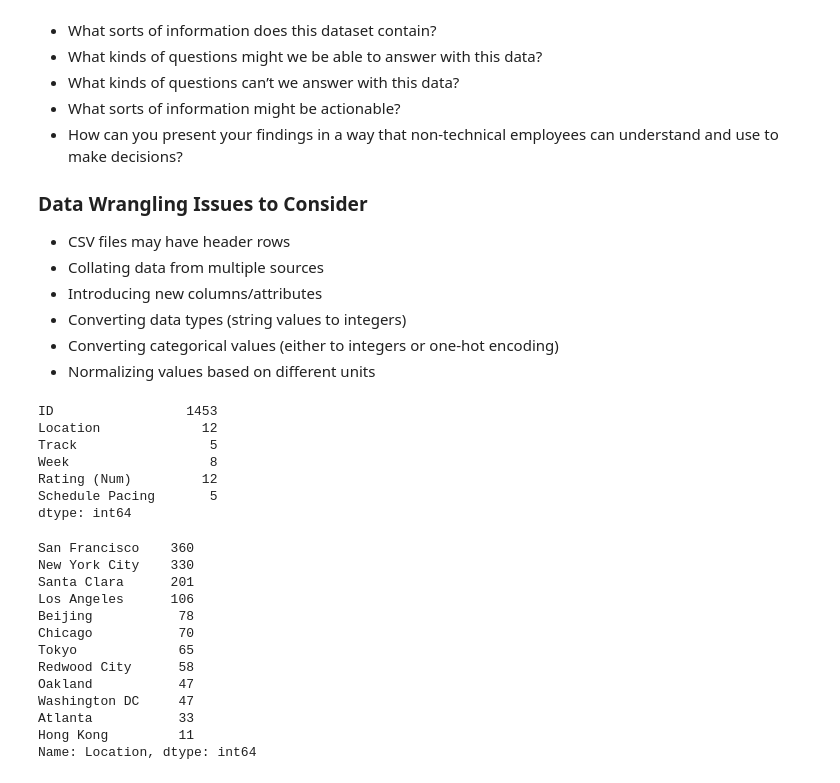
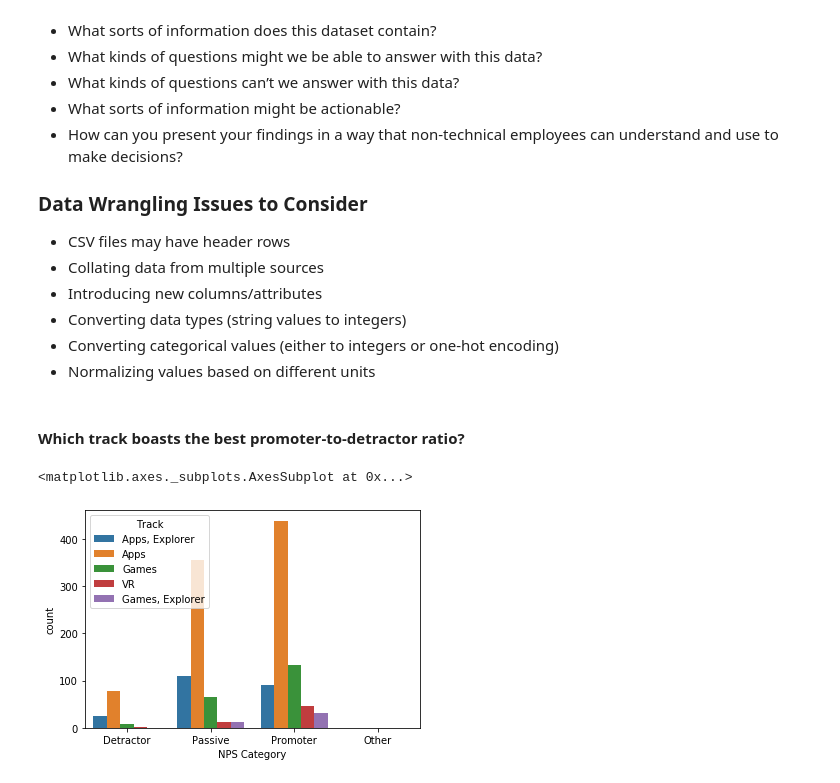
Before and after one commit to SamuelFolledo/DS1.1-Data-Analysis-And-Visualization, a Jupyter notebook: Midterm_Project/Midterm Project.ipynb, the cells around one changed output. Cells and saved outputs as stored; diff of their text form; code cells hidden in the pictures.

```diff
--- a/Midterm_Project/Midterm Project.ipynb
+++ b/Midterm_Project/Midterm Project.ipynb
@@ -62,29 +182,10 @@ In this scenario, you’ve just been given access to this data from your boss, w
 - Converting data types (string values to integers)
 - Converting categorical values (either to integers or one-hot encoding)
 - Normalizing values based on different units
-# %%
-df.nunique()
-# %% [output]
-ID                 1453
-Location             12
-Track                 5
-Week                  8
-Rating (Num)         12
-Schedule Pacing       5
-dtype: int64
-# %%
-df["Location"].value_counts()
-# %% [output]
-San Francisco    360
-New York City    330
-Santa Clara      201
-Los Angeles      106
-Beijing           78
-Chicago           70
-Tokyo             65
-Redwood City      58
-Oakland           47
-Washington DC     47
-Atlanta           33
-Hong Kong         11
-Name: Location, dtype: int64
+# %% [markdown]
+#### Which track boasts the best promoter-to-detractor ratio?
+# %%
+sns.countplot(x="NPS Category", hue="Track", data=df)
+# %% [output]
+<matplotlib.axes._subplots.AxesSubplot at 0x...>
+[figure, added]
```
Also changed, not shown: parts of 24 cells of this notebook.
